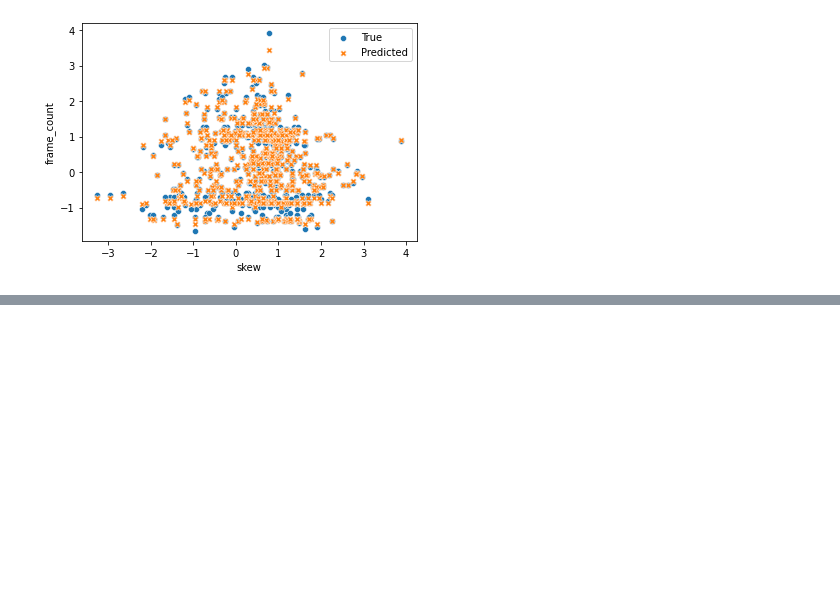
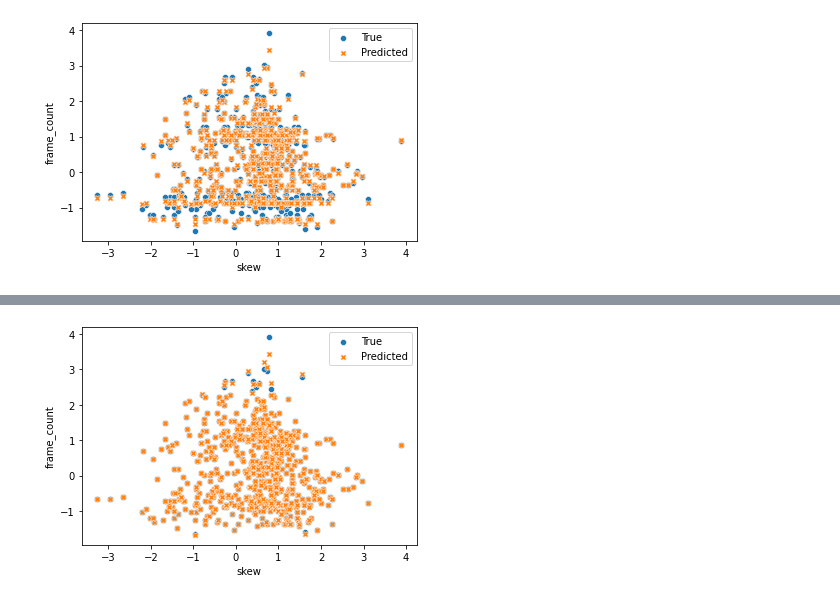
Before and after one commit to Diabelny/Data-Mining-2, a Jupyter notebook: Task2_Advance_Regression/Regression.ipynb, the cells around one changed output, grey strips where cells are left out. Cells and saved outputs as stored; diff of their text form; code cells hidden in the pictures; blank space fills up the shorter version.

```diff
--- a/Task2_Advance_Regression/Regression.ipynb
+++ b/Task2_Advance_Regression/Regression.ipynb
@@ -204,0 +225,8 @@ plt.show()
+# %%
+clf=RandomForestRegressor(criterion='squared_error',n_estimators=50)
+param_list = {'min_samples_split': [2, 5, 10, 20],
+              'min_samples_leaf': [1, 5, 10, 20],
+             }
+grid_search = GridSearchCV(clf, param_grid=param_list, cv=5)
+grid_search.fit(X_train, y_train)
+clf = grid_search.best_estimator_
@@ -204,0 +242,7 @@ plt.show()
+# %%
+sns.scatterplot(data=df_test, x="skew", y="frame_count", label="True")
+sns.scatterplot(data=df_test, x="skew", y=clf.predict(X_test), label="Predicted", marker="X")
+plt.legend()
+plt.show()
+# %% [output]
+[figure, added]
```
Also changed, not shown: parts of 5 cells of this notebook.
